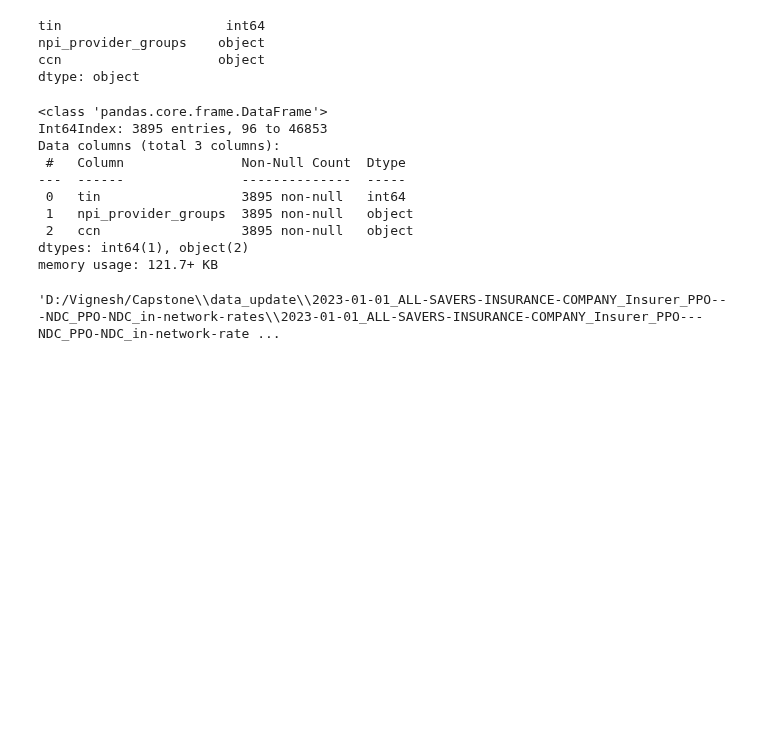
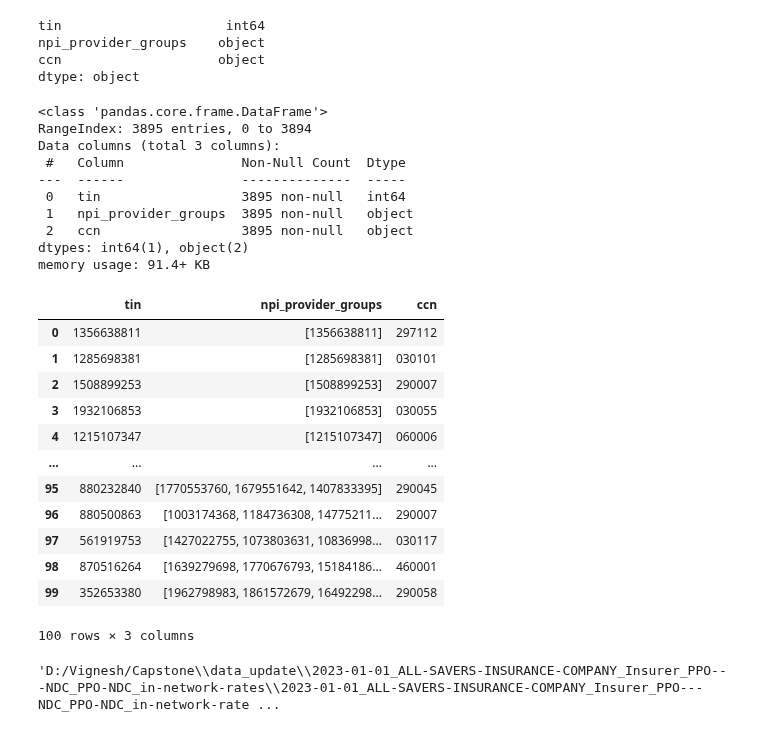
Before and after one commit to tennisvs/Springboard, a Jupyter notebook: Capstone/Merge_files.ipynb, the cells around one changed output. Drawn from its saved outputs; the diff is of its cells as text; code cells hidden in the pictures; blank space fills up the shorter version.

```diff
--- a/Capstone/Merge_files.ipynb
+++ b/Capstone/Merge_files.ipynb
@@ -34,7 +34,7 @@ def providers_path(folder):
 folder_names= [foldername(hyperlink) for hyperlink in hyperlinks]
 provider_files = [providers_path(folder_name) for folder_name in folder_names]
 
-ccn = pd.read_parquet('tin_to_ccn.parquet')
+ccn = pd.read_parquet('tin_to_ccn_nonan.parquet')
 # %%
 ccn = ccn.astype({'tin':'int64'})
 ccn.dtypes
@@ -44,19 +44,33 @@ npi_provider_groups    object
 ccn                    object
 dtype: object
 # %%
-ccn.dropna(subset=['ccn'],inplace=True)
+ccn.drop_duplicates(subset = ['tin','ccn'], inplace=True, ignore_index=True)
 ccn.info()
+ccn.head(100)
 # %% [output]
 <class 'pandas.core.frame.DataFrame'>
-Int64Index: 3895 entries, 96 to 46853
+RangeIndex: 3895 entries, 0 to 3894
 Data columns (total 3 columns):
  #   Column               Non-Null Count  Dtype
 ---  ------               --------------  -----
  0   tin                  3895 non-null   int64
  1   npi_provider_groups  3895 non-null   object
  2   ccn                  3895 non-null   object
 dtypes: int64(1), object(2)
-memory usage: 121.7+ KB
+memory usage: 91.4+ KB
+|  | tin | npi_provider_groups | ccn |
+| 0 | 1356638811 | [1356638811] | 297112 |
+| 1 | 1285698381 | [1285698381] | 030101 |
+| 2 | 1508899253 | [1508899253] | 290007 |
+| 3 | 1932106853 | [1932106853] | 030055 |
+| 4 | 1215107347 | [1215107347] | 060006 |
+| ... | ... | ... | ... |
+| 95 | 880232840 | [1770553760, 1679551642, 1407833395] | 290045 |
+| 96 | 880500863 | [1003174368, 1184736308, 14775211... | 290007 |
+| 97 | 561919753 | [1427022755, 1073803631, 10836998... | 030117 |
+| 98 | 870516264 | [1639279698, 1770676793, 15184186... | 460001 |
+| 99 | 352653380 | [1962798983, 1861572679, 16492298... | 290058 |
+100 rows × 3 columns
 # %%
 df = pd.read_csv(provider_files[2], usecols=['provider_reference','tin','npi_provider_groups'], converters={'npi_provider_groups': literal_eval})
 provider_files[0]
```
Also changed, not shown: parts of 5 cells of this notebook, 1 other file.
